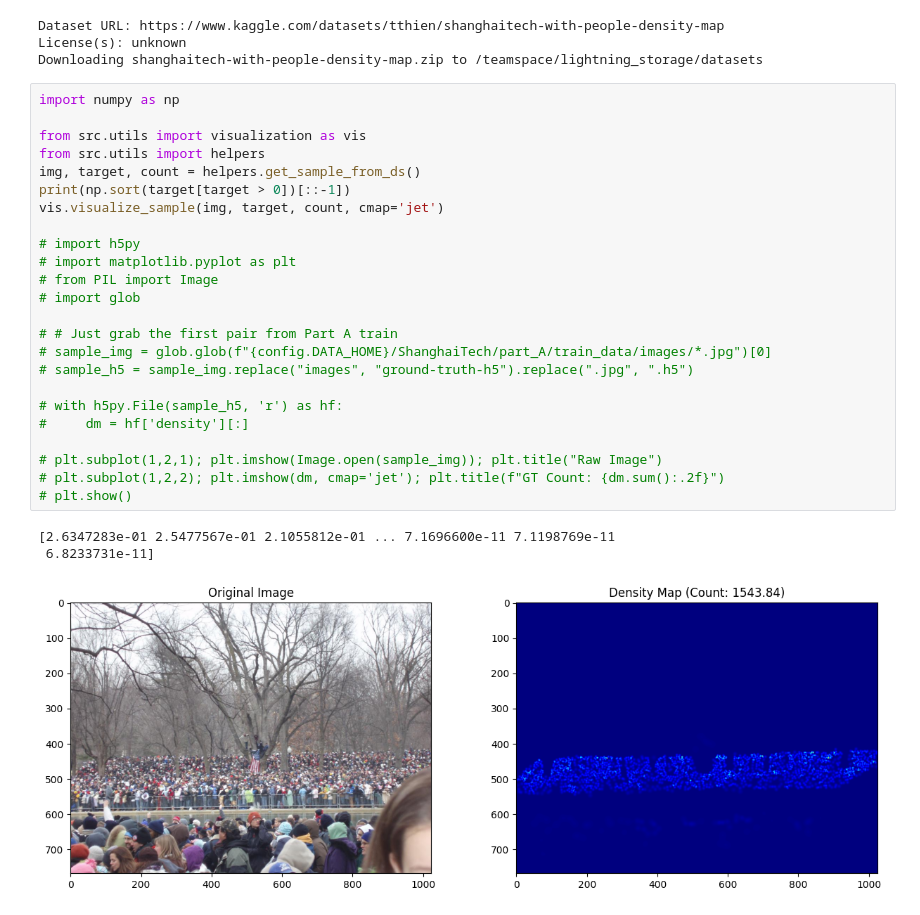
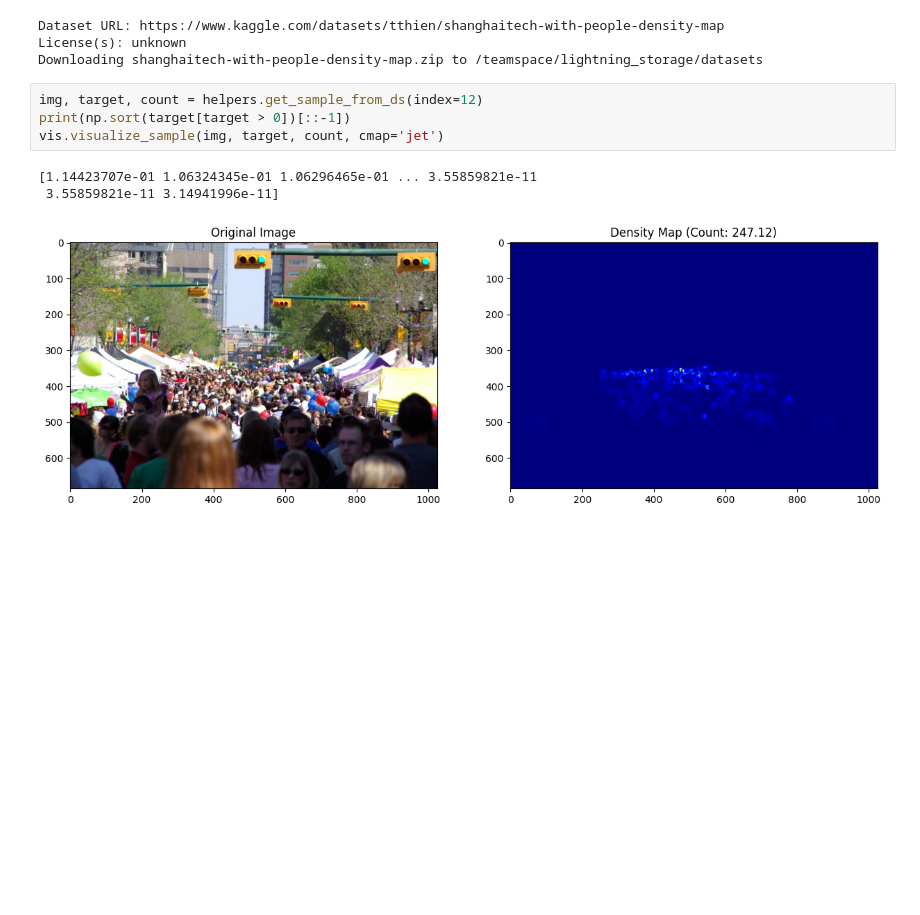
Before and after one commit to Karam-Antar/crowd_counting, a Jupyter notebook: notebooks/eda.ipynb, the cells around one changed output. Saved outputs shown, nothing was run; the diff lists cells and outputs as text; blank space fills up the shorter version.

```diff
--- a/notebooks/eda.ipynb
+++ b/notebooks/eda.ipynb
@@ -15,30 +21,10 @@ Dataset URL: https://www.kaggle.com/datasets/tthien/shanghaitech-with-people-den
 License(s): unknown
 Downloading shanghaitech-with-people-density-map.zip to /teamspace/lightning_storage/datasets
 # %%
-import numpy as np
-
-from src.utils import visualization as vis
-from src.utils import helpers
-img, target, count = helpers.get_sample_from_ds()
+img, target, count = helpers.get_sample_from_ds(index=12)
 print(np.sort(target[target > 0])[::-1])
 vis.visualize_sample(img, target, count, cmap='jet')
-
-# import h5py
-# import matplotlib.pyplot as plt
-# from PIL import Image
-# import glob
-
-# # Just grab the first pair from Part A train
-# sample_img = glob.glob(f"{config.DATA_HOME}/ShanghaiTech/part_A/train_data/images/*.jpg")[0]
-# sample_h5 = sample_img.replace("images", "ground-truth-h5").replace(".jpg", ".h5")
-
-# with h5py.File(sample_h5, 'r') as hf:
-#     dm = hf['density'][:]
-
-# plt.subplot(1,2,1); plt.imshow(Image.open(sample_img)); plt.title("Raw Image")
-# plt.subplot(1,2,2); plt.imshow(dm, cmap='jet'); plt.title(f"GT Count: {dm.sum():.2f}")
-# plt.show()
 # %% [output]
-[2.6347283e-01 2.5477567e-01 2.1055812e-01 ... 7.1696600e-11 7.1198769e-11
- 6.8233731e-11]
+[1.14423707e-01 1.06324345e-01 1.06296465e-01 ... 3.55859821e-11
+ 3.55859821e-11 3.14941996e-11]
-[figure, old version]
+[figure, new version]
```
Also changed, not shown: parts of 6 cells of this notebook, 12 other files.
